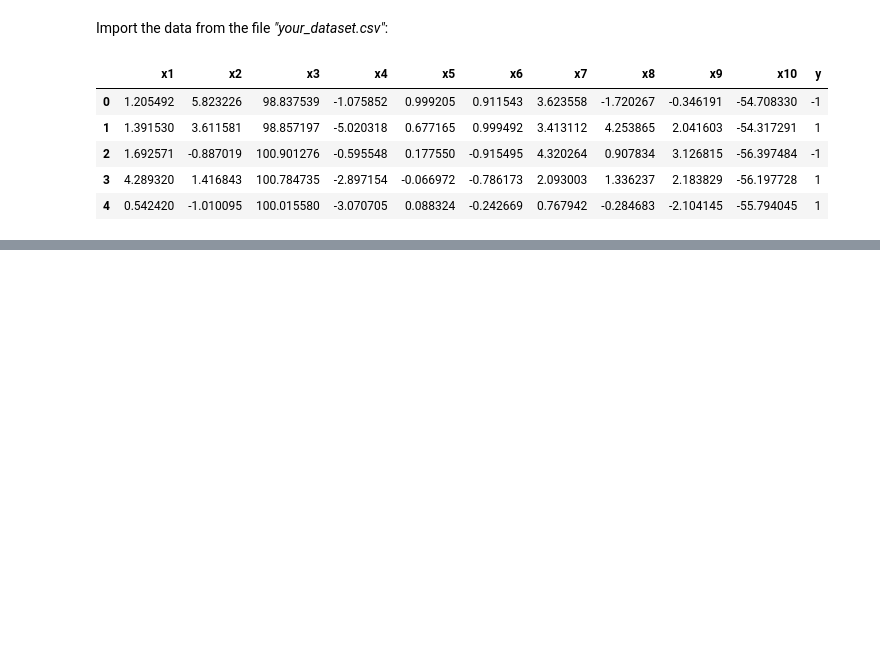
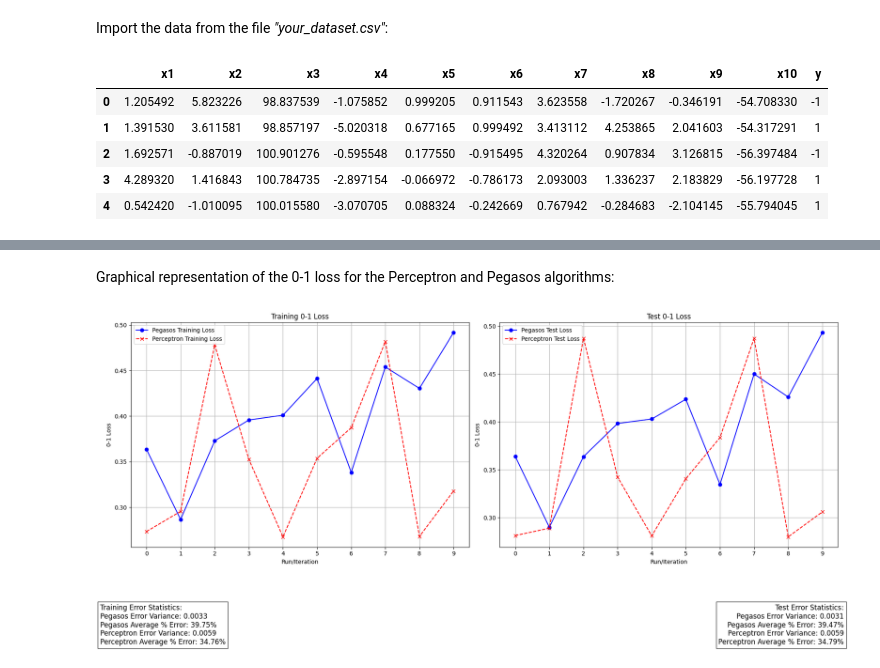
Before and after one commit to chiesastefano/KernelLinearClassificationML, a Jupyter notebook: Code/test.ipynb, the cells around one changed output, grey strips where cells are left out. Saved outputs shown, nothing was run; the diff lists cells and outputs as text; code cells hidden in the pictures; blank space fills up the shorter version.

Commit message:
Comparison between Perceptron and Pegasos

```diff
--- a/Code/test.ipynb
+++ b/Code/test.ipynb
@@ -150,0 +42,79 @@ zol_p_test
+# %%
+zol_training_pegasos=[]
+zol_test_pegasos=[]
+for i in range(10):
+    # Training and test set
+    x_train, x_test, y_train, y_test = fun.split_data(data)
+
+    # Run the prediction on the training set
+    prediction_train_pegasos = fun.pegasos(x_train, y_train, 0.5, 1000, 512)
+    # Calculate the 0-1 loss on the training set
+    zol_training_pegasos.append(fun.zero_one_loss(prediction_train_pegasos[1], y_train, y_train.shape[0]))
+
+    # Predict using the test set
+    prediction_test_pegasos = np.sign(np.dot(x_test, prediction_train_pegasos[0])) # Predict the test set
+    zol_test_pegasos.append(fun.zero_one_loss(prediction_test_pegasos, y_test, y_test.shape[0]))
+# %% [markdown]
+Graphical representation of the 0-1 loss for the Perceptron and Pegasos algorithms:
+# %%
+# Calculate variance and average percentage
+variance_zol_training_pegasos = np.var(zol_training_pegasos)
+average_zol_training_pegasos_percentage = np.mean(zol_training_pegasos) * 100
+
+variance_zol_test_pegasos = np.var(zol_test_pegasos)
+average_zol_test_pegasos_percentage = np.mean(zol_test_pegasos) * 100
+
+variance_zol_training_perceptron = np.var(zol_training_perceptron)
+average_zol_training_perceptron_percentage = np.mean(zol_training_perceptron) * 100
+
+variance_zol_test_perceptron = np.var(zol_test_perceptron)
+average_zol_test_perceptron_percentage = np.mean(zol_test_perceptron) * 100
+
+# Plotting
+plt.figure(figsize=(18, 8))
+
+# Training Loss Graph
+plt.subplot(1, 2, 1)  # (rows, columns, panel number)
+plt.plot(zol_training_pegasos, marker='o', linestyle='-', color='b', label='Pegasos Training Loss')
+plt.plot(zol_training_perceptron, marker='x', linestyle='--', color='r', label='Perceptron Training Loss')
+plt.title('Training 0-1 Loss')
+plt.xlabel('Run/Iteration')
+plt.ylabel('0-1 Loss')
+plt.xticks(range(len(zol_training_pegasos)))  # Set x-ticks to correspond with the number of runs
+plt.grid(True)
+plt.legend()
+
+# Test Loss Graph
+plt.subplot(1, 2, 2)  # (rows, columns, panel number)
+plt.plot(zol_test_pegasos, marker='o', linestyle='-', color='b', label='Pegasos Test Loss')
+plt.plot(zol_test_perceptron, marker='x', linestyle='--', color='r', label='Perceptron Test Loss')
+plt.title('Test 0-1 Loss')
+plt.xlabel('Run/Iteration')
+plt.ylabel('0-1 Loss')
+plt.xticks(range(len(zol_test_pegasos)))  # Set x-ticks to correspond with the number of runs
+plt.grid(True)
+plt.legend()
+
+plt.figtext(0, 0.1,
+            f'Training Error Statistics:\n'
+            f'Pegasos Error Variance: {variance_zol_training_pegasos:.4f}\n'
+            f'Pegasos Average % Error: {average_zol_training_pegasos_percentage:.2f}%\n'
+            f'Perceptron Error Variance: {variance_zol_training_perceptron:.4f}\n'
+            f'Perceptron Average % Error: {average_zol_training_perceptron_percentage:.2f}%',
+            ha='left', va='top', fontsize=12, bbox=dict(facecolor='white', alpha=0.8))
+
+plt.figtext(1, 0.1,
+            f'Test Error Statistics:\n'
+            f'Pegasos Error Variance: {variance_zol_test_pegasos:.4f}\n'
+            f'Pegasos Average % Error: {average_zol_test_pegasos_percentage:.2f}%\n'
+            f'Perceptron Error Variance: {variance_zol_test_perceptron:.4f}\n'
+            f'Perceptron Average % Error: {average_zol_test_perceptron_percentage:.2f}%',
+            ha='right', va='top', fontsize=12, bbox=dict(facecolor='white', alpha=0.8))
+
+# Adjust layout to provide extra space for annotations
+plt.tight_layout(rect=[0, 0.2, 1, 1])  # Adjusts subplot parameters to fit the text
+
+# Show the plots
+plt.show()
+# %% [output]
+[figure, added]
```
Also changed, not shown: parts of 26 cells of this notebook, 1 other file.
